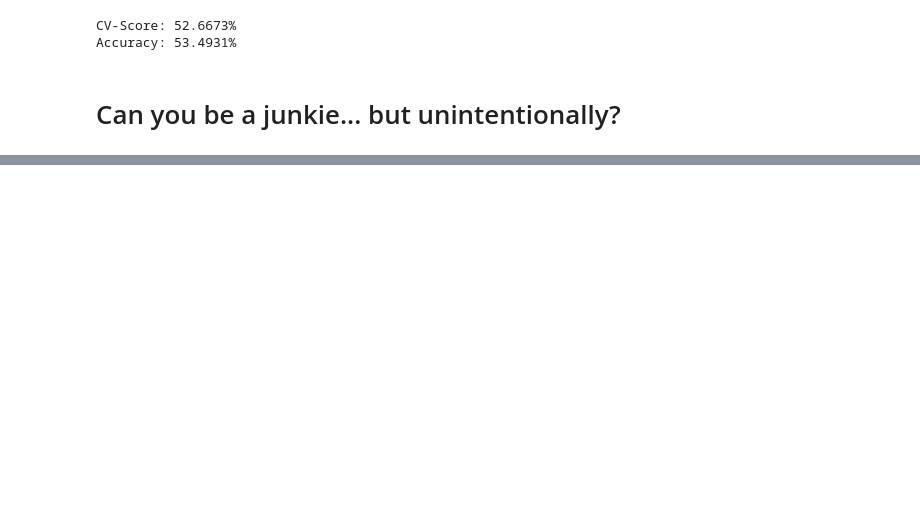
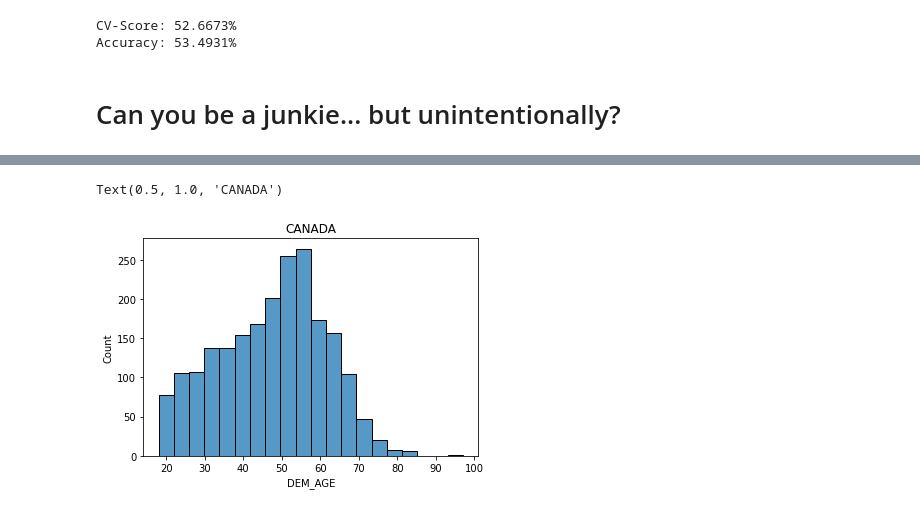
Before and after one commit to percy-xu/DataFest, a Jupyter notebook: notebook.ipynb, the cells around one changed output, grey strips where cells are left out. Saved outputs shown, nothing was run; the diff lists cells and outputs as text; code cells hidden in the pictures; blank space fills up the shorter version.

```diff
--- a/notebook.ipynb
+++ b/notebook.ipynb
@@ -155,0 +148,6 @@ px.histogram(df_nmu_de, x='DEM_AGE', nbins=20, title='GERMANY')
+# %%
+df_nmu_ca = filter_nmu(df_ca, 'ca')
+sns.histplot(df_nmu_de, x='DEM_AGE', bins=20).set_title('CANADA')
+# %% [output]
+Text(0.5, 1.0, 'CANADA')
+[figure, added]
```
Also changed, not shown: parts of 10 cells of this notebook.
